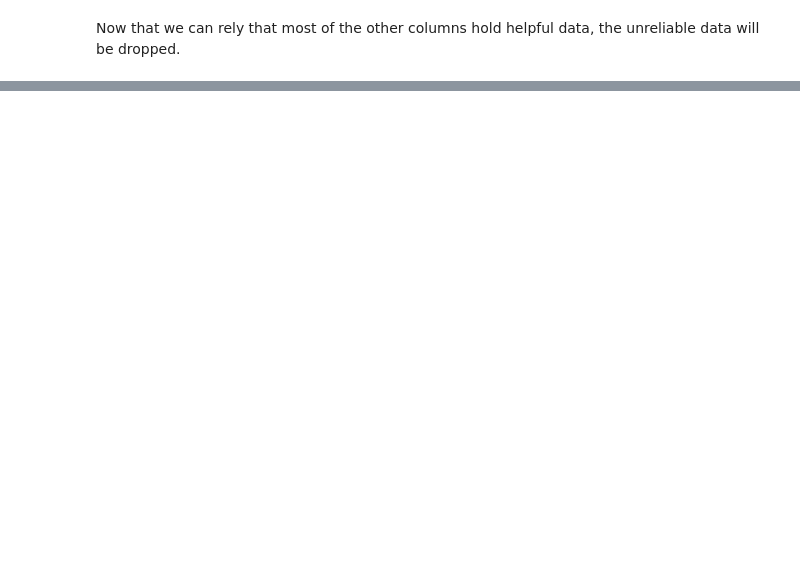
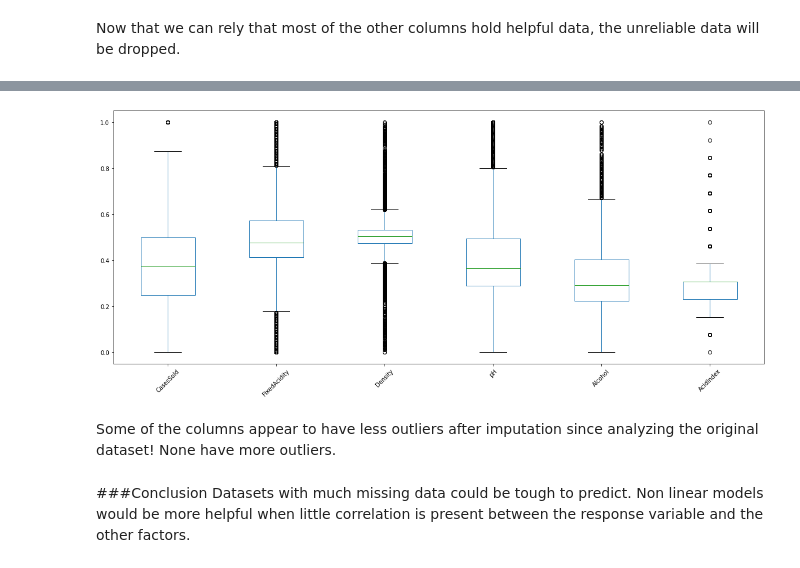
Before and after one commit to yabbou/python-data-science, a Jupyter notebook: hw_6.ipynb, the cells around one changed output, grey strips where cells are left out. Saved outputs shown, nothing was run; the diff lists cells and outputs as text; code cells hidden in the pictures; blank space fills up the shorter version.

```diff
--- a/hw_6.ipynb
+++ b/hw_6.ipynb
@@ -427,0 +388,9 @@ Since there is still little (now relatively even less) correlation, we will not
+# %%
+displayOutliers(wines_within_range_updated_df)
+# %% [output]
+[figure, added]
+# %% [markdown]
+Some of the columns appear to have less outliers after imputation since analyzing the original dataset! None have more outliers.
+# %% [markdown]
+###Conclusion
+Datasets with much missing data could be tough to predict. Non linear models would be more helpful when little correlation is present between the response variable and the other factors.
```
Also changed, not shown: parts of 16 cells of this notebook.
